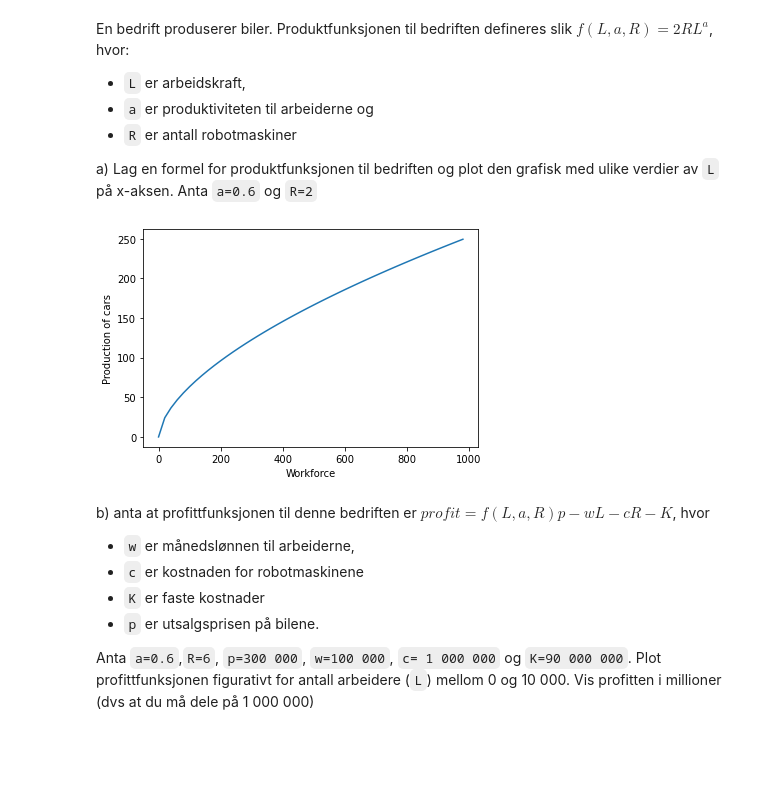
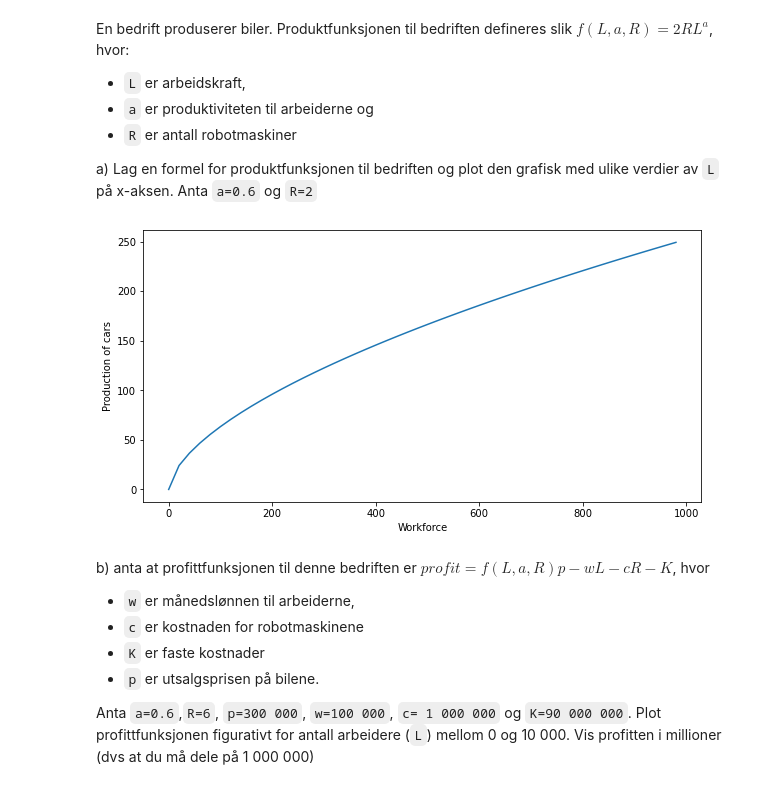
Before and after one commit to Danieljoha/Sok1003-mappeoppgave2, a Jupyter notebook: 12_48_SOK-1003-eksamen-2022-mappe2.ipynb, the cells around one changed output. Saved outputs shown, nothing was run; the diff lists cells and outputs as text; code cells hidden in the pictures; blank space fills up the shorter version.

```diff
--- a/12_48_SOK-1003-eksamen-2022-mappe2.ipynb
+++ b/12_48_SOK-1003-eksamen-2022-mappe2.ipynb
@@ -33,6 +33,7 @@ from matplotlib.patches import Ellipse
 from IPython.display import display, clear_output
 import sympy as sp
 from sympy.solvers import solve
+plt.rcParams['figure.figsize'] = [10, 5] #setter plots til fin størrelse
 # %% [markdown]
 ### Oppgave 1 (10 poeng)
 # %% [markdown]
@@ -196,21 +231,19 @@ a) Lag en formel for produktfunksjonen til bedriften og plot den grafisk med uli
 # %%
 L = np.arange(0,1000,20)            #lager ulike verdier til L(arbeidskraft)
 a=0.6                               #legger inn verdi for a
 R=2                                 #legger inn verdi for R
 
-ansatte = []
-biler = []
-for i in L:
-    ansatte.append(i)
+def f(L,a,R):                       #definerer produktfunksjon
+    return 2*R*L**a
 
-    biler.append(f(i,a,R))
+plt.plot(L, f(L,a,R))       #Plotter med L og den henter L ut av et array slik at verdiene i funksjonen ganges med hele arrayet.
 
-plt.plot(ansatte, biler)
+
 plt.xlabel('Workforce')  #labels
 plt.ylabel('Production of cars')
 plt.show() #fjerner utsagnet om plassen i minnet plotten er lagret på
 # %% [output]
-[figure, old version]
+[figure, new version]
 # %% [markdown]
 b) anta at profittfunksjonen til denne bedriften er ${profit = f(L, a, R)p-wL-cR-K}$, hvor
 - `w` er månedslønnen til arbeiderne,
```
Also changed, not shown: parts of 14 cells of this notebook.
